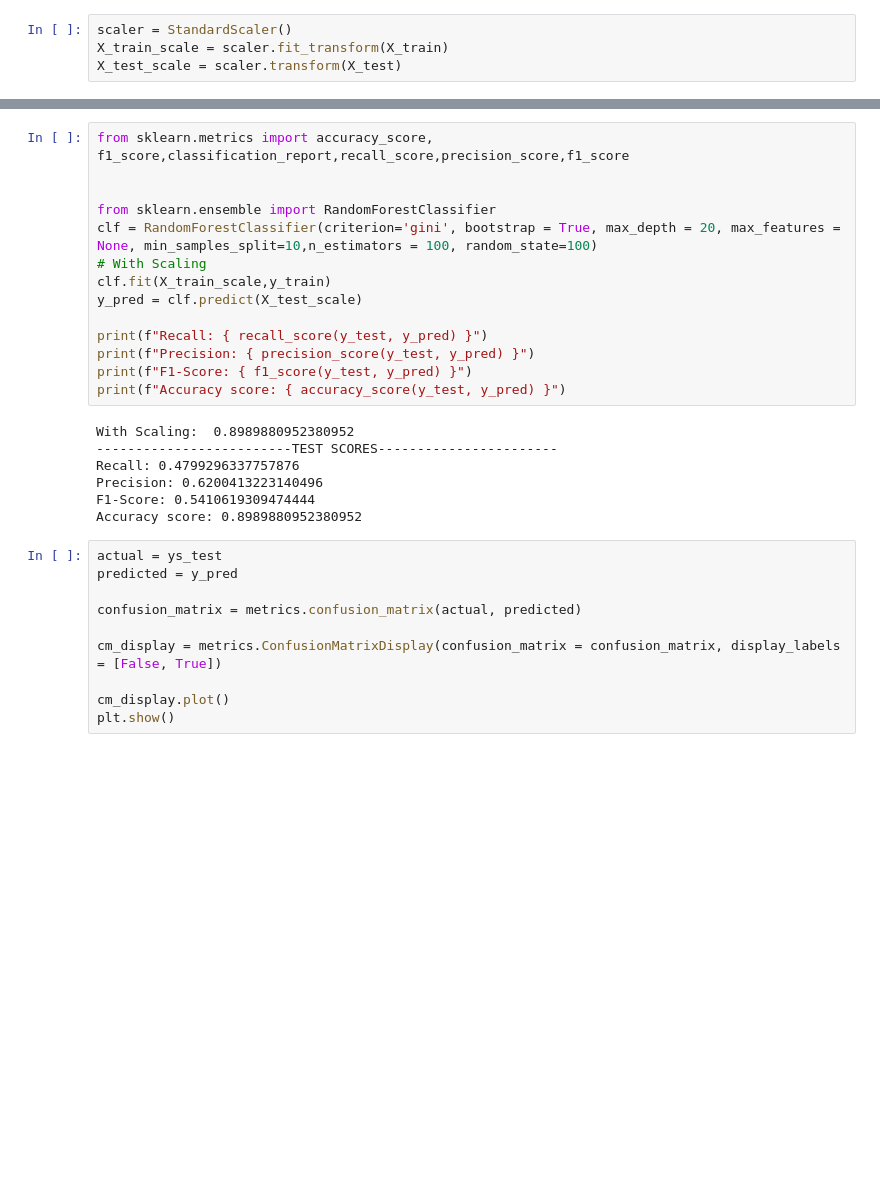
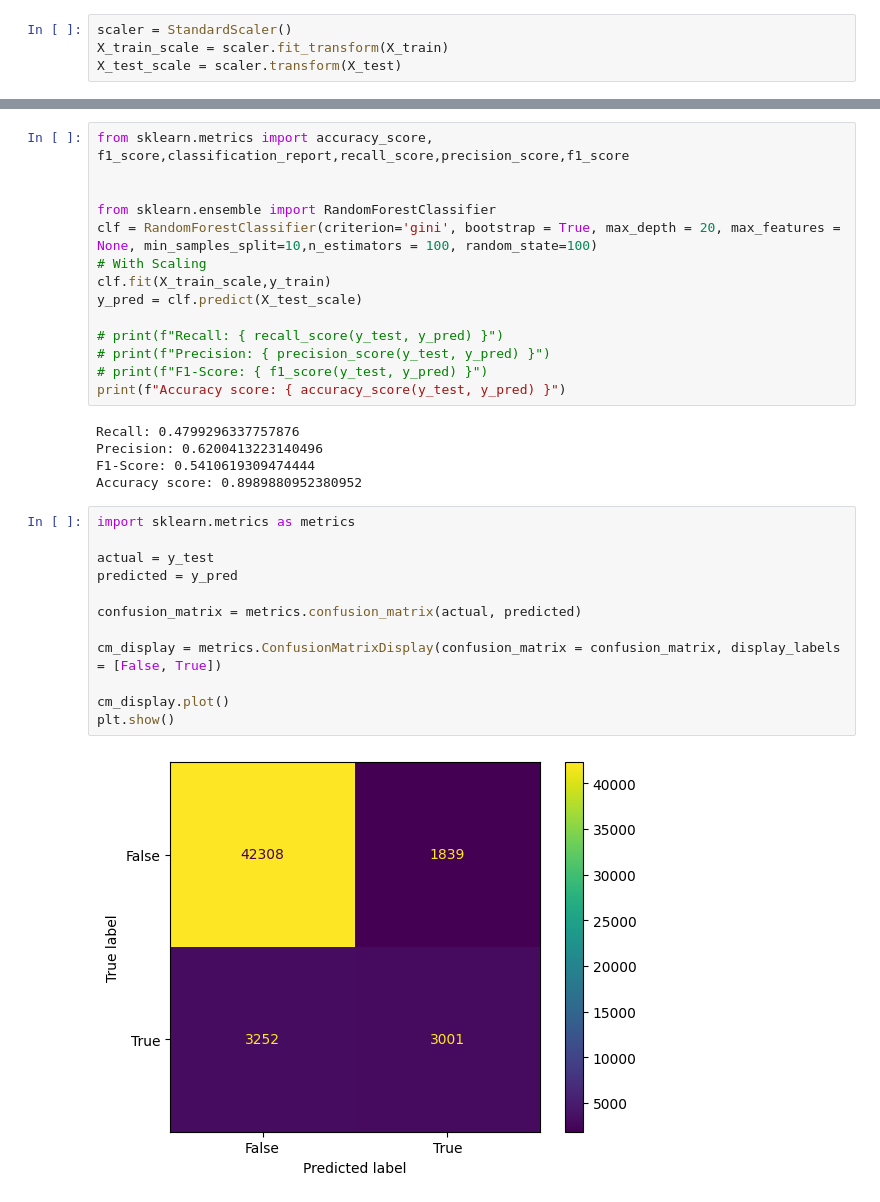
Before and after one commit to dhanu0709/2024_IA651_RSDJ_final_project, a Jupyter notebook: ml_pro.ipynb, the cells around one changed output, grey strips where cells are left out. Drawn from its saved outputs; the diff is of its cells as text; blank space fills up the shorter version.

```diff
--- a/ml_pro.ipynb
+++ b/ml_pro.ipynb
@@ -531,24 +571,26 @@ clf = RandomForestClassifier(criterion='gini', bootstrap = True, max_depth = 20,
 clf.fit(X_train_scale,y_train)
 y_pred = clf.predict(X_test_scale)
 
-print(f"Recall: { recall_score(y_test, y_pred) }")
-print(f"Precision: { precision_score(y_test, y_pred) }")
-print(f"F1-Score: { f1_score(y_test, y_pred) }")
+# print(f"Recall: { recall_score(y_test, y_pred) }")
+# print(f"Precision: { precision_score(y_test, y_pred) }")
+# print(f"F1-Score: { f1_score(y_test, y_pred) }")
 print(f"Accuracy score: { accuracy_score(y_test, y_pred) }")
 # %% [output]
-With Scaling:  0.8989880952380952
--------------------------TEST SCORES-----------------------
 Recall: 0.4799296337757876
 Precision: 0.6200413223140496
 F1-Score: 0.5410619309474444
 Accuracy score: 0.8989880952380952
 # %%
-actual = ys_test
+import sklearn.metrics as metrics
+
+actual = y_test
 predicted = y_pred
 
 confusion_matrix = metrics.confusion_matrix(actual, predicted)
 
 cm_display = metrics.ConfusionMatrixDisplay(confusion_matrix = confusion_matrix, display_labels = [False, True])
 
 cm_display.plot()
 plt.show()
+# %% [output]
+[figure, added]
```
Also changed, not shown: parts of 5 cells of this notebook.
